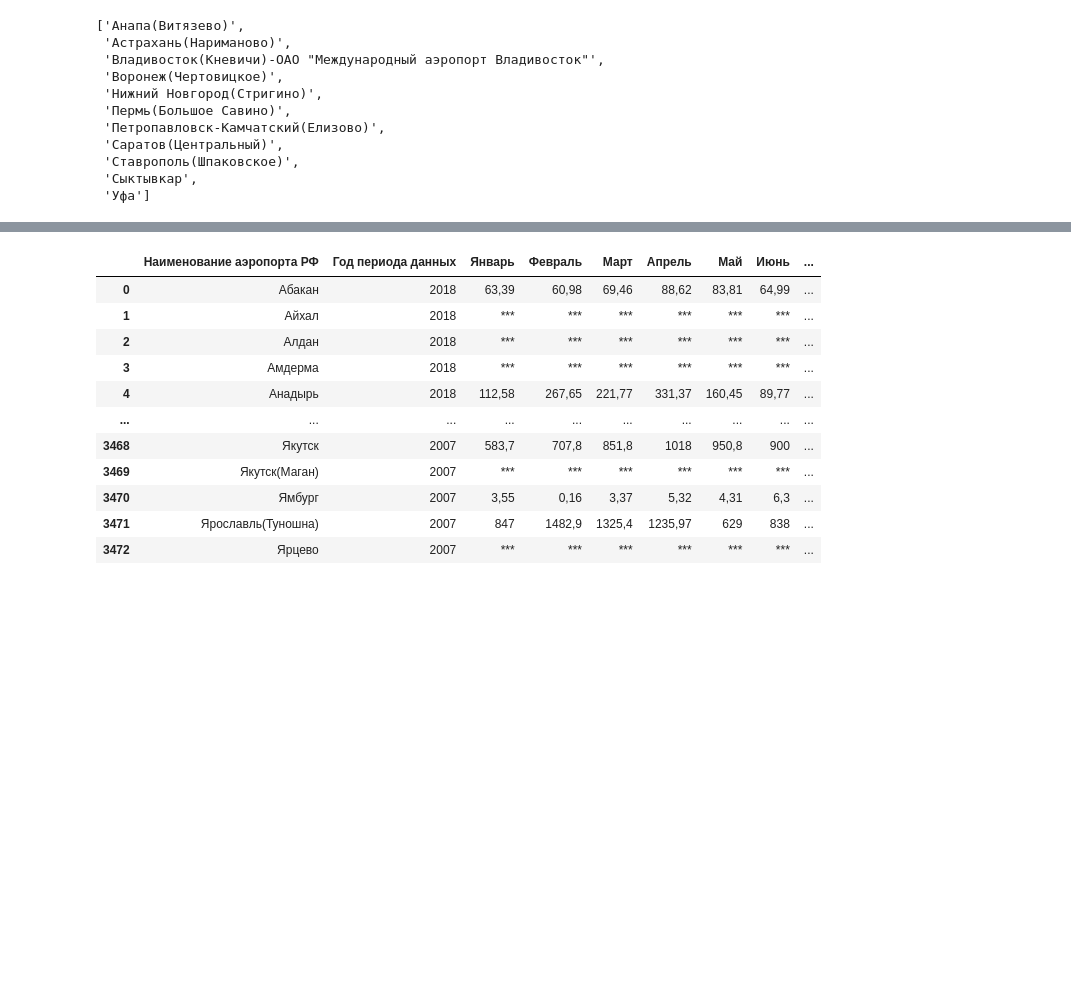
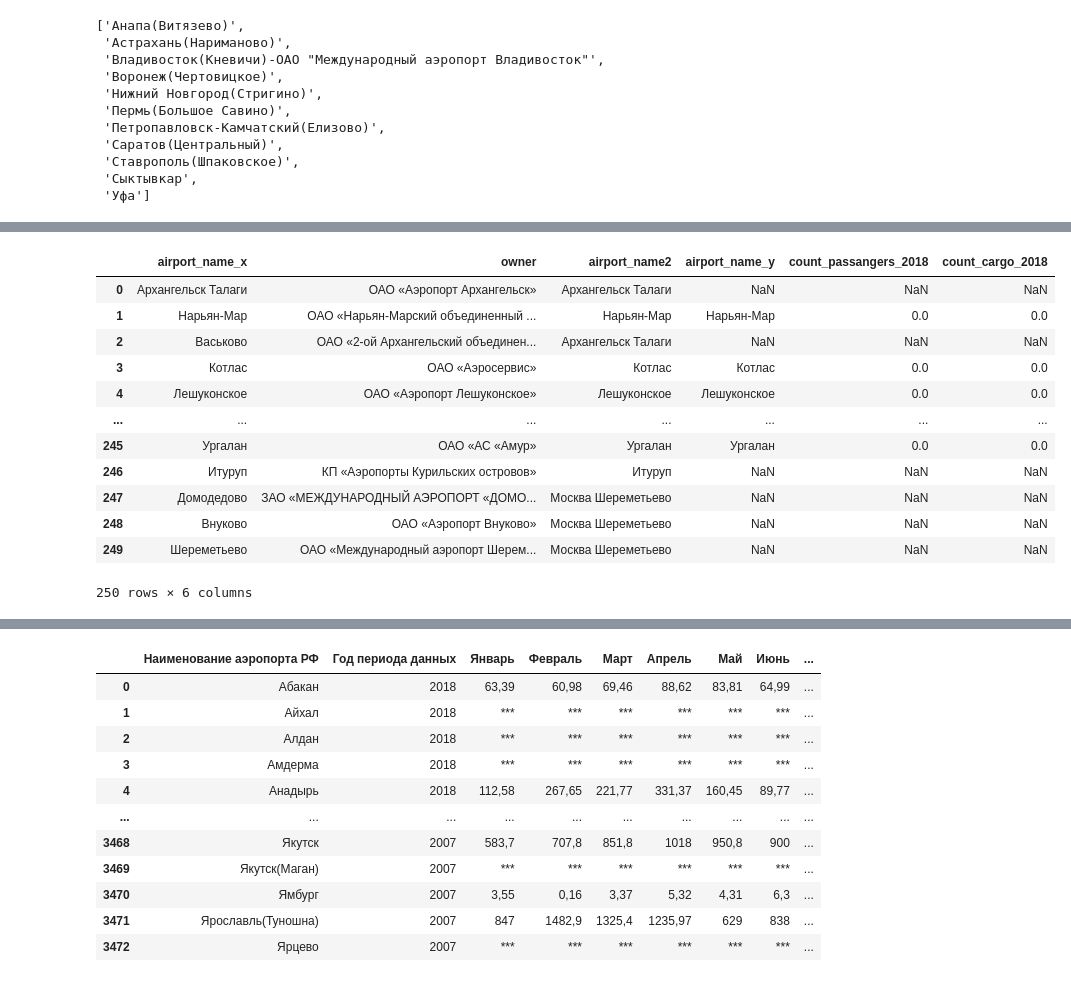
Before and after one commit to vindosVP/data_science, a Jupyter notebook: lab1/dz1.ipynb, the cells around one changed output, grey strips where cells are left out. Drawn from its saved outputs; the diff is of its cells as text; code cells hidden in the pictures; blank space fills up the shorter version.

```diff
--- a/lab1/dz1.ipynb
+++ b/lab1/dz1.ipynb
@@ -490,8 +598,0 @@ See the caveats in the documentation: https://pandas.pydata.org/pandas-docs/stab
-# %%
-temporary_tab['join'] = 1
-passangers_2018['join'] = 1
-full = temporary_tab.merge(passangers_2018, on='join').drop('join', axis=1)
-passangers_2018.drop('join', axis=1, inplace=True)
-full['match'] = full.apply(lambda x: x.airport_name_x.find(x.airport_name_y), axis=1).ge(0)
-full = full[full['match']]
-full.info()
@@ -515,0 +619,2 @@ memory usage: 8.3+ KB
+# %%
+temporary_tab['airport_name2'] = temporary_tab['airport_name']
@@ -515,0 +627,9 @@ memory usage: 8.3+ KB
+# %%
+index = 0
+for temp_name in temporary_tab['airport_name2']:
+    for pass_cargo_name in pass_cargo_2018['airport_name']:
+        for pass_cargo_part in pass_cargo_name.split():
+            if pass_cargo_part in temp_name.split():
+                temp_name = pass_cargo_name
+                temporary_tab['airport_name2'][index] = temp_name
+    index += 1
@@ -515,0 +716,3 @@ memory usage: 8.3+ KB
+# %%
+full_tab = temporary_tab.merge(pass_cargo_2018, how= 'left', left_on='airport_name2', right_on='airport_name')
+full_tab.info()
@@ -515,0 +733,16 @@ memory usage: 8.3+ KB
+# %%
+full_tab
+# %% [output]
+|  | airport_name_x | owner | airport_name2 | airport_name_y | count_passangers_2018 | count_cargo_2018 |
+| 0 | Архангельск Талаги | ОАО «Аэропорт Архангельск» | Архангельск Талаги | NaN | NaN | NaN |
+| 1 | Нарьян-Мар | ОАО «Нарьян-Марский объединенный ... | Нарьян-Мар | Нарьян-Мар | 0.0 | 0.0 |
+| 2 | Васьково | ОАО «2-ой Архангельский объединен... | Архангельск Талаги | NaN | NaN | NaN |
+| 3 | Котлас | ОАО «Аэросервис» | Котлас | Котлас | 0.0 | 0.0 |
+| 4 | Лешуконское | ОАО «Аэропорт Лешуконское» | Лешуконское | Лешуконское | 0.0 | 0.0 |
+| ... | ... | ... | ... | ... | ... | ... |
+| 245 | Ургалан | ОАО «АС «Амур» | Ургалан | Ургалан | 0.0 | 0.0 |
+| 246 | Итуруп | КП «Аэропорты Курильских островов» | Итуруп | NaN | NaN | NaN |
+| 247 | Домодедово | ЗАО «МЕЖДУНАРОДНЫЙ АЭРОПОРТ «ДОМО... | Москва Шереметьево | NaN | NaN | NaN |
+| 248 | Внуково | ОАО «Аэропорт Внуково» | Москва Шереметьево | NaN | NaN | NaN |
+| 249 | Шереметьево | ОАО «Международный аэропорт Шерем... | Москва Шереметьево | NaN | NaN | NaN |
+250 rows × 6 columns
```
Also changed, not shown: parts of 29 cells of this notebook.
